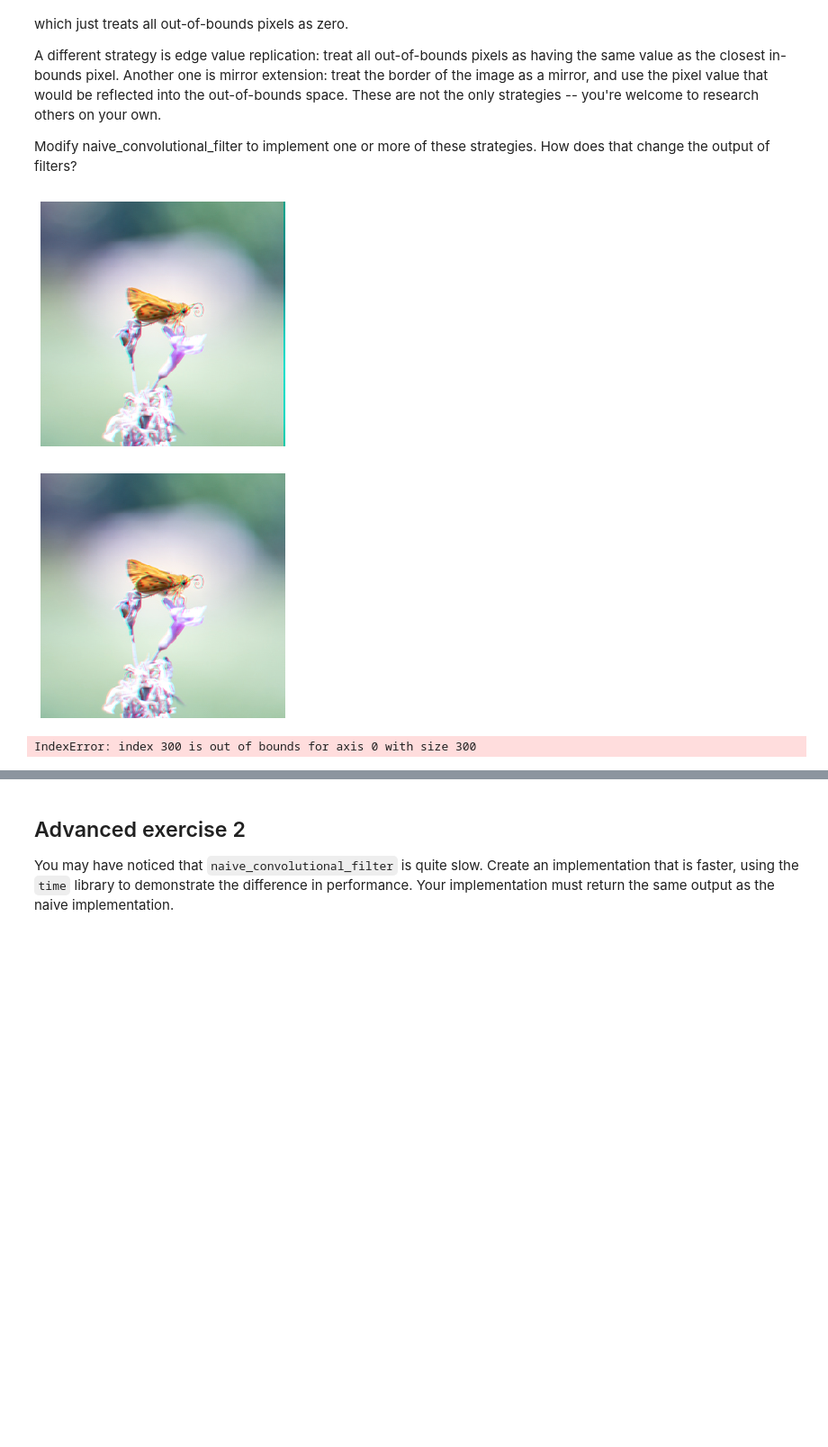
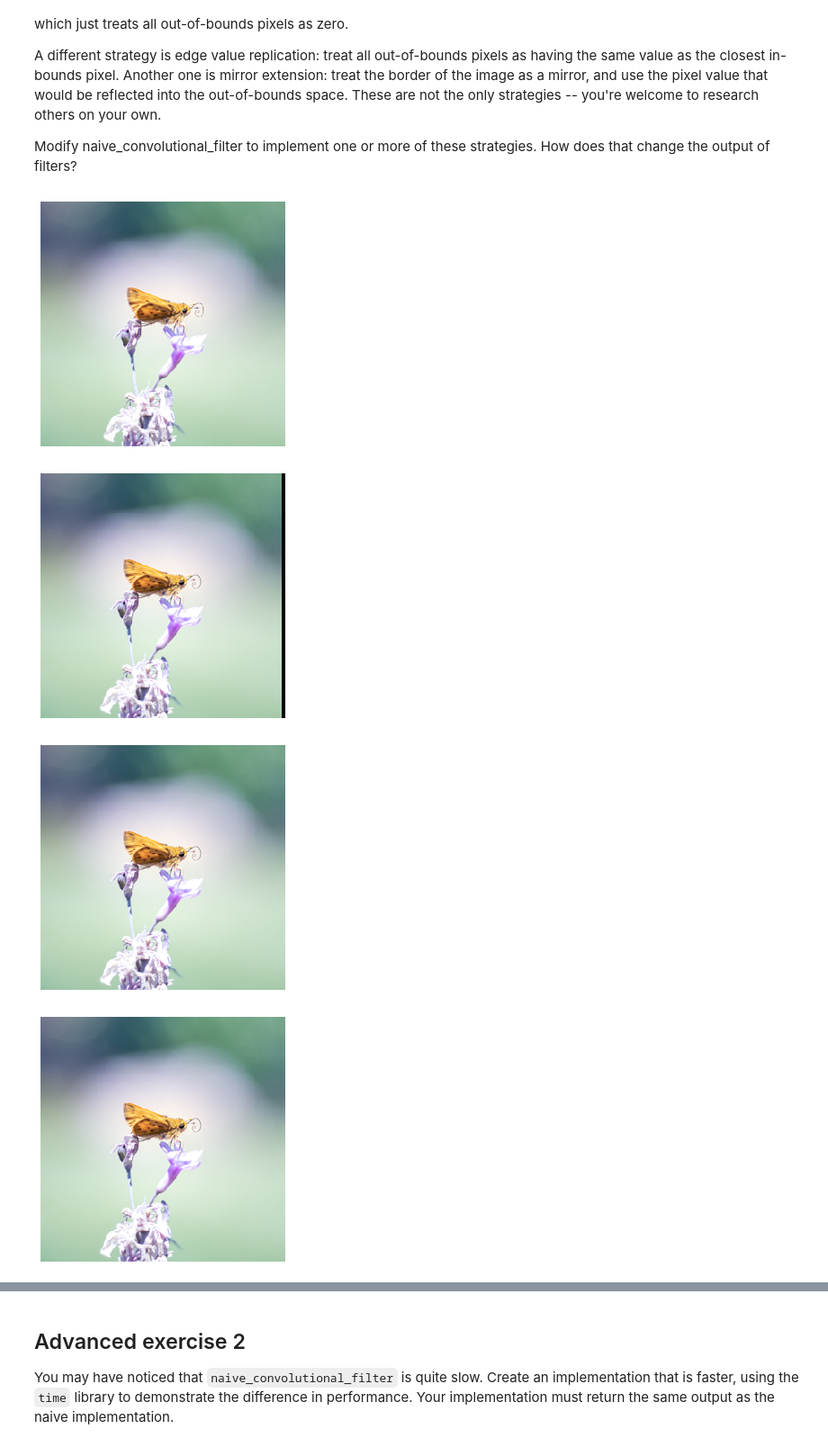
Before and after one commit to pauburk/Nueva-CS, a Jupyter notebook: comp_vision/filters/Filters.ipynb, the cells around one changed output, grey strips where cells are left out. Shown at 90% size. Saved outputs shown, nothing was run; the diff lists cells and outputs as text; code cells hidden in the pictures; blank space fills up the shorter version.

```diff
--- a/comp_vision/filters/Filters.ipynb
+++ b/comp_vision/filters/Filters.ipynb
@@ -293,12 +312,23 @@ Recall from lecture that at the edges, filters only partially overlap with the i
 A different strategy is edge value replication: treat all out-of-bounds pixels as having the same value as the closest in-bounds pixel. Another one is mirror extension: treat the border of the image as a mirror, and use the pixel value that would be reflected into the out-of-bounds space. These are not the only strategies -- you're welcome to research others on your own.
 
 Modify naive_convolutional_filter to implement one or more of these strategies. How does that change the output of filters?
+# %%
+filter1_mod = np.array(
+[
+    [0,0,0,0,0,0,0,0,0,0],
+    [0,0,0,0,0,0,0,0,0,0],
+    [0,0,0,0,0,0,0,0,0,1],
+    [0,0,0,0,0,0,0,0,0,0],
+    [0,0,0,0,0,0,0,0,0,0]
+])
 # %%
-display(ncf(image_color, filter1, "RGB", "R", "zero"))
-display(ncf(image_color, filter1, "RGB", "R", "replicate"))
-display(ncf(image_color, filter1, "RGB", "R", "mirror"))
+display(image_color)
+display(ncf(image_color, filter1_mod, "RGB", "RGB", "zero"))
+display(ncf(image_color, filter1_mod, "RGB", "RGB", "replicate"))
+display(ncf(image_color, filter1_mod, "RGB", "RGB", "mirror"))
 # %% [output]
-[figure, old version]
+[figure, new version]
-[figure, old version]
+[figure, new version]
-IndexError: index 300 is out of bounds for axis 0 with size 300
+[figure, added]
+[figure, added]
 # %%
```
Also changed, not shown: parts of 14 cells of this notebook, 2 other files.
